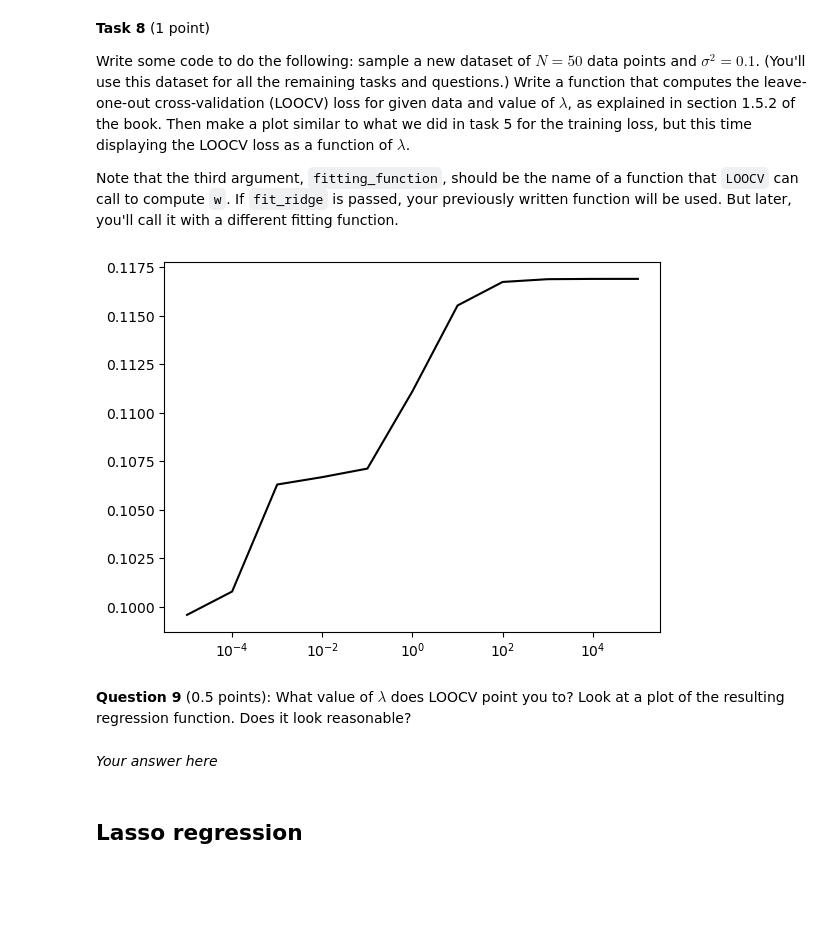
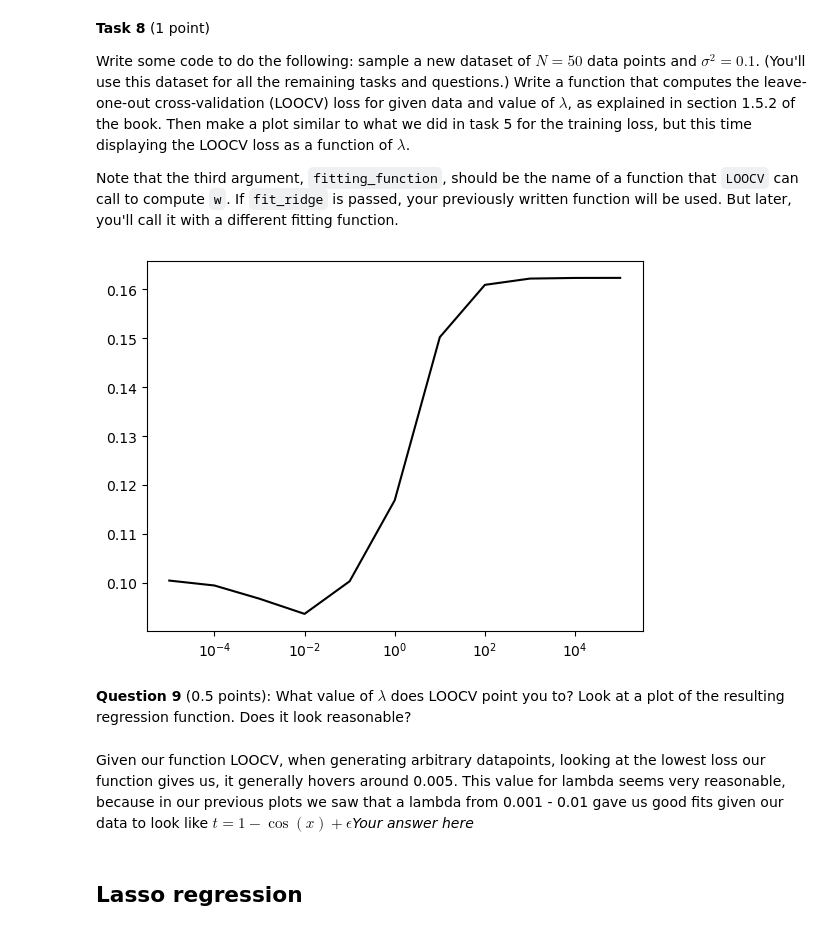
Before and after one commit to Maxouwe/ML-PRAC, a Jupyter notebook: ML2025_assignment1.ipynb, the cells around one changed output. Drawn from its saved outputs; the diff is of its cells as text; code cells hidden in the pictures; blank space fills up the shorter version.

```diff
--- a/ML2025_assignment1.ipynb
+++ b/ML2025_assignment1.ipynb
@@ -119,11 +119,13 @@ def compute_X_matrix(x_scalars):
     #make empty matrix
     X = np.array([[0,0,0,0,0,0]])
 
+    #generate a row for each scalar in x_scalars vector
+    #and put it in X
     for elem in x_scalars:
-        a = np.array([1, elem, np.power(elem, 2), np.power(elem, 3), np.power(elem, 4), np.power(elem, 5)])
-        X = np.r_[X,[a]]
+        row = np.array([1, elem, np.power(elem, 2), np.power(elem, 3), np.power(elem, 4), np.power(elem, 5)])
+        X = np.r_[X, [row]]
 
-    X=np.delete(X, 0, axis=0)
+    X = np.delete(X, 0, axis=0)
     return X
 # %%
 # ██████████ TEST ██████████
@@ -303,36 +304,36 @@ Note that the third argument, `fitting_function`, should be the name of a functi
 # %%
 def LOOCV(X, t, fitting_function, lamb):
     N, k = X.shape
     sum_of_losses = 0.0
     for leave_out in range(N):
-
+        #create training and validation set
         training_xs = np.delete(X, np.s_[leave_out:leave_out+k], axis=0)
         training_ts = np.delete(t, np.s_[leave_out:leave_out+k])
         validation_xs = X[leave_out:leave_out+k]
         validation_ts = t[leave_out:leave_out+k]
 
         #train fit on training set
-        w_d = fit_ridge(training_xs, training_ts, lamb)
+        w_d = fitting_function(training_xs, training_ts, lamb)
 
         #validate on validation set
         sum_of_losses += compute_loss(w_d, validation_xs, validation_ts)
 
     return sum_of_losses / N
 
-# Your code here to sample a larger dataset, and to make the plot of the LOOCV loss for each lambda
+
 xs, ts = generate_data(50, 0.1)
 X = compute_X_matrix(xs)
 
+#compute the losses for each lambda with LOOCV
 for i in range(lambdas.size):
-    w_d = fit_ridge(X, ts, lambdas[i])
     losses[i] = LOOCV(X, ts, fit_ridge, lambdas[i])
 
 
 plt.semilogx(lambdas, losses, c='black')
 plt.show()
 # %% [output]
-[figure, old version]
+[figure, new version]
 # %% [markdown]
 **Question 9** (0.5 points): What value of $\lambda$ does LOOCV point you to? Look at a plot of the resulting regression function. Does it look reasonable?
-# %% [markdown]
-*Your answer here*
+# %% [markdown]
+Given our function LOOCV, when generating arbitrary datapoints, looking at the lowest loss our function gives us, it generally hovers around 0.005. This value for lambda seems very reasonable, because in our previous plots we saw that a lambda from 0.001 - 0.01 gave us good fits given our data to look like $t = 1 - \cos(x) + \epsilon$*Your answer here*
```
Also changed, not shown: parts of 6 cells of this notebook.
